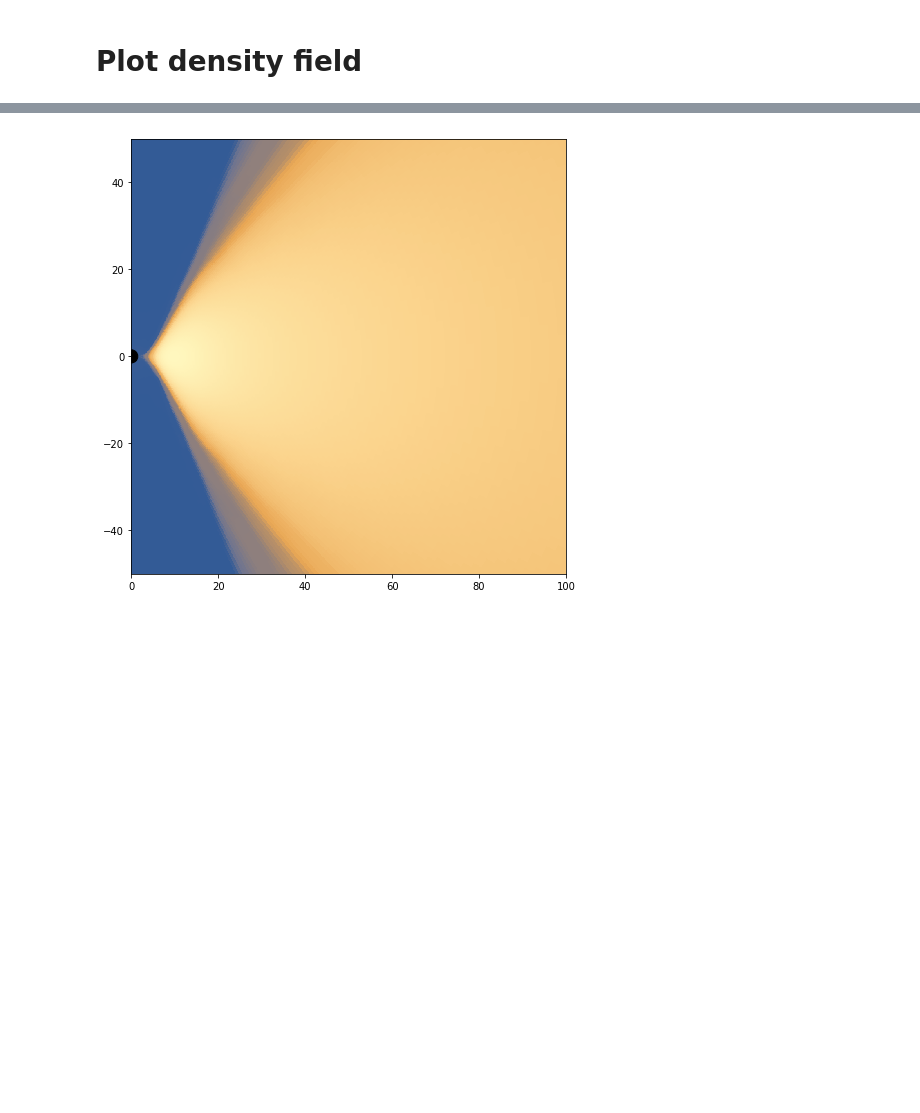
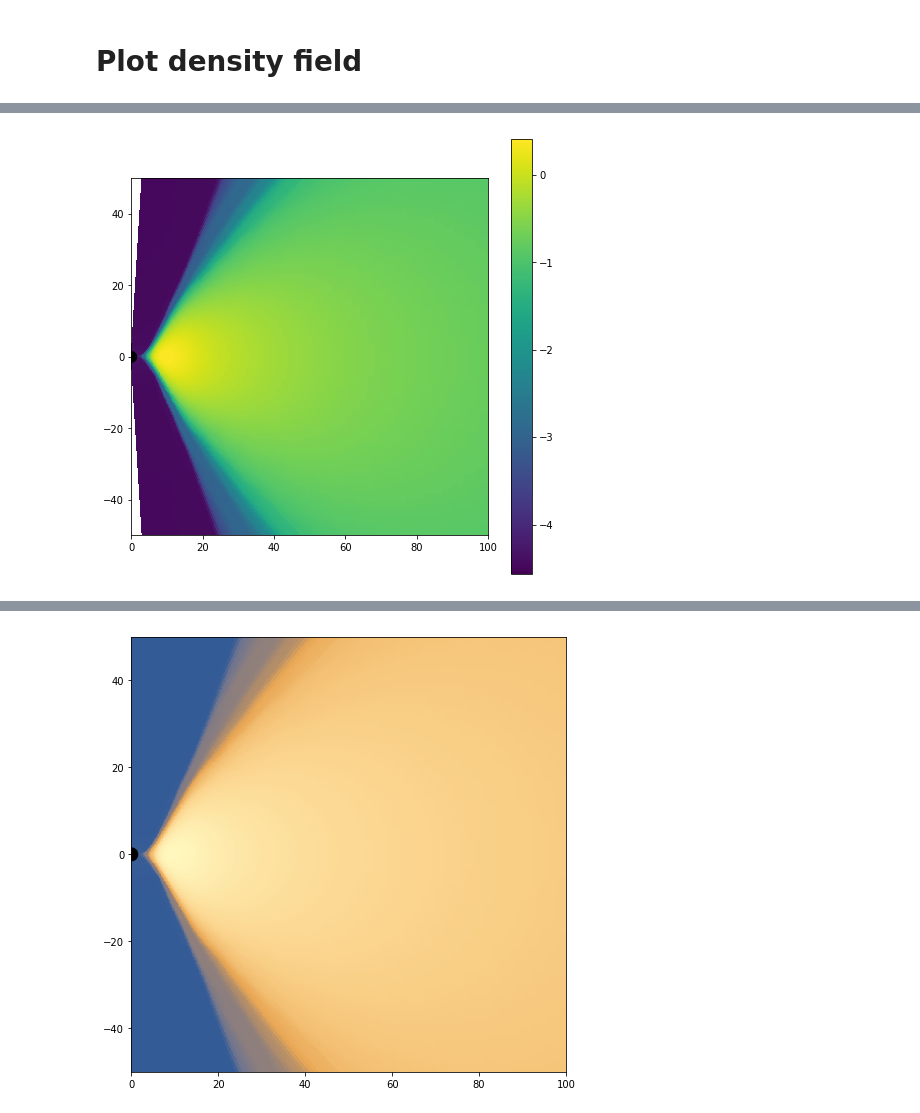
Before and after one commit to black-hole-group/mickey, a Jupyter notebook: examples/mickey-tutorial.ipynb, the cells around one changed output, grey strips where cells are left out. Saved outputs shown, nothing was run; the diff lists cells and outputs as text; code cells hidden in the pictures; blank space fills up the shorter version.

Commit message:
updated tutorial with improved faster plotting routines

```diff
--- a/examples/mickey-tutorial.ipynb
+++ b/examples/mickey-tutorial.ipynb
@@ -54,3 +54,15 @@ mickey.plot.mesh(p)
 [figure]
 # %% [markdown]
 # Plot density field
+# %%
+%%time
+figure(figsize=(8,8))
+pcolormesh(p.X, p.Y, log10(p.rho.T))
+#axes().set_aspect('equal')
+circle2=Circle((0,0),p.x1[0],color='k')
+gca().add_artist(circle2)
+xlim(0,100)
+ylim(-50,50)
+colorbar()
+axes().set_aspect('equal')
+# %% [output]
@@ -56,0 +73 @@ mickey.plot.mesh(p)
+[figure, added]
```
Also changed, not shown: parts of 17 cells of this notebook.
